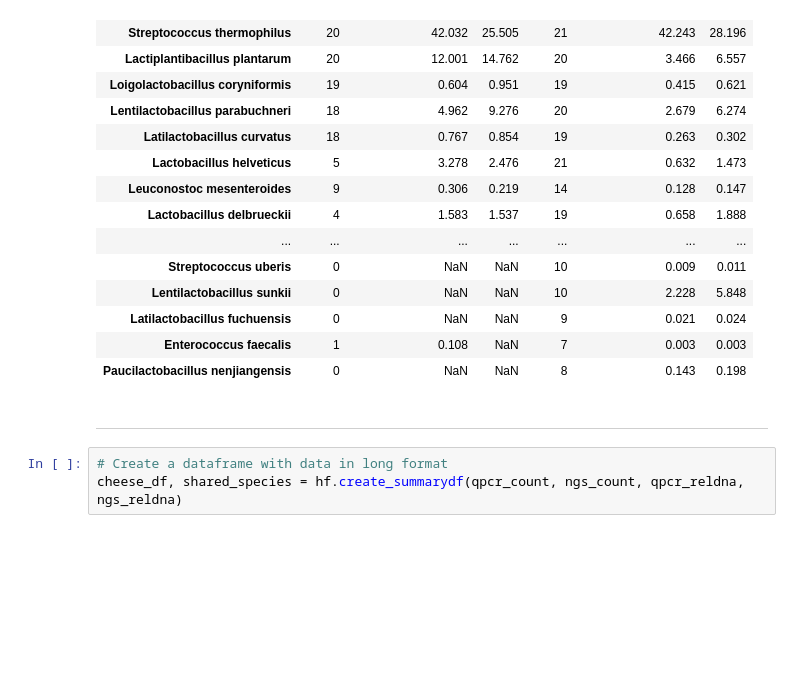
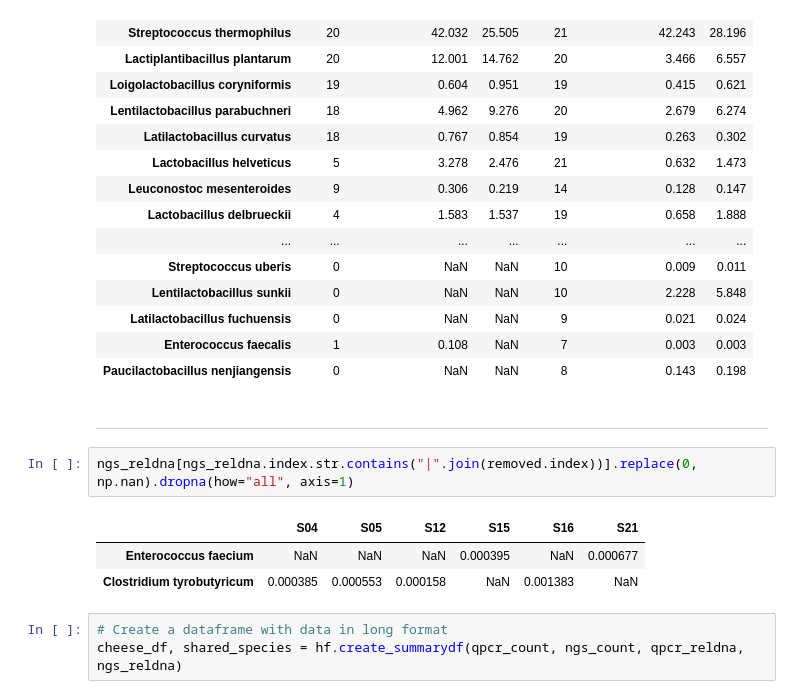
Before and after one commit to biologger/htqpcr_ngs_data, a Jupyter notebook: htqpcr_ngs_comparison_R.ipynb, the cells around one changed output. Cells and saved outputs as stored; diff of their text form; blank space fills up the shorter version.

```diff
--- a/htqpcr_ngs_comparison_R.ipynb
+++ b/htqpcr_ngs_comparison_R.ipynb
@@ -383,6 +383,12 @@ comp_stats
 | Paucilactobacillus nenjiangensis | 0 | NaN | NaN | 8 | 0.143 | 0.198 |
 # %% [markdown]
 ---
+# %%
+ngs_reldna[ngs_reldna.index.str.contains("|".join(removed.index))].replace(0, np.nan).dropna(how="all", axis=1)
+# %% [output]
+|  | S04 | S05 | S12 | S15 | S16 | S21 |
+| Enterococcus faecium | NaN | NaN | NaN | 0.000395 | NaN | 0.000677 |
+| Clostridium tyrobutyricum | 0.000385 | 0.000553 | 0.000158 | NaN | 0.001383 | NaN |
 # %%
 # Create a dataframe with data in long format
 cheese_df, shared_species = hf.create_summarydf(qpcr_count, ngs_count, qpcr_reldna, ngs_reldna)
```
Also changed, not shown: parts of 7 cells of this notebook.
